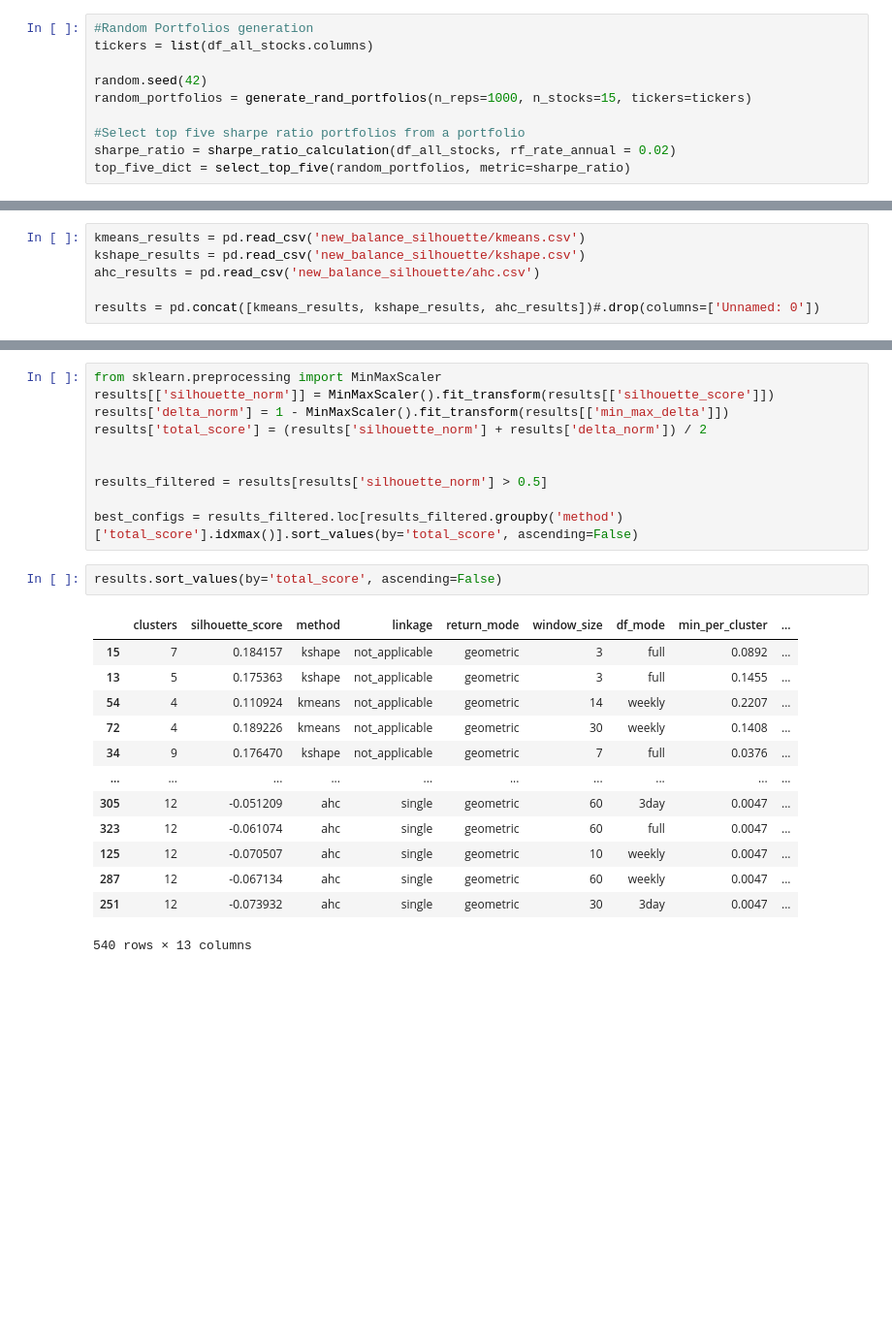
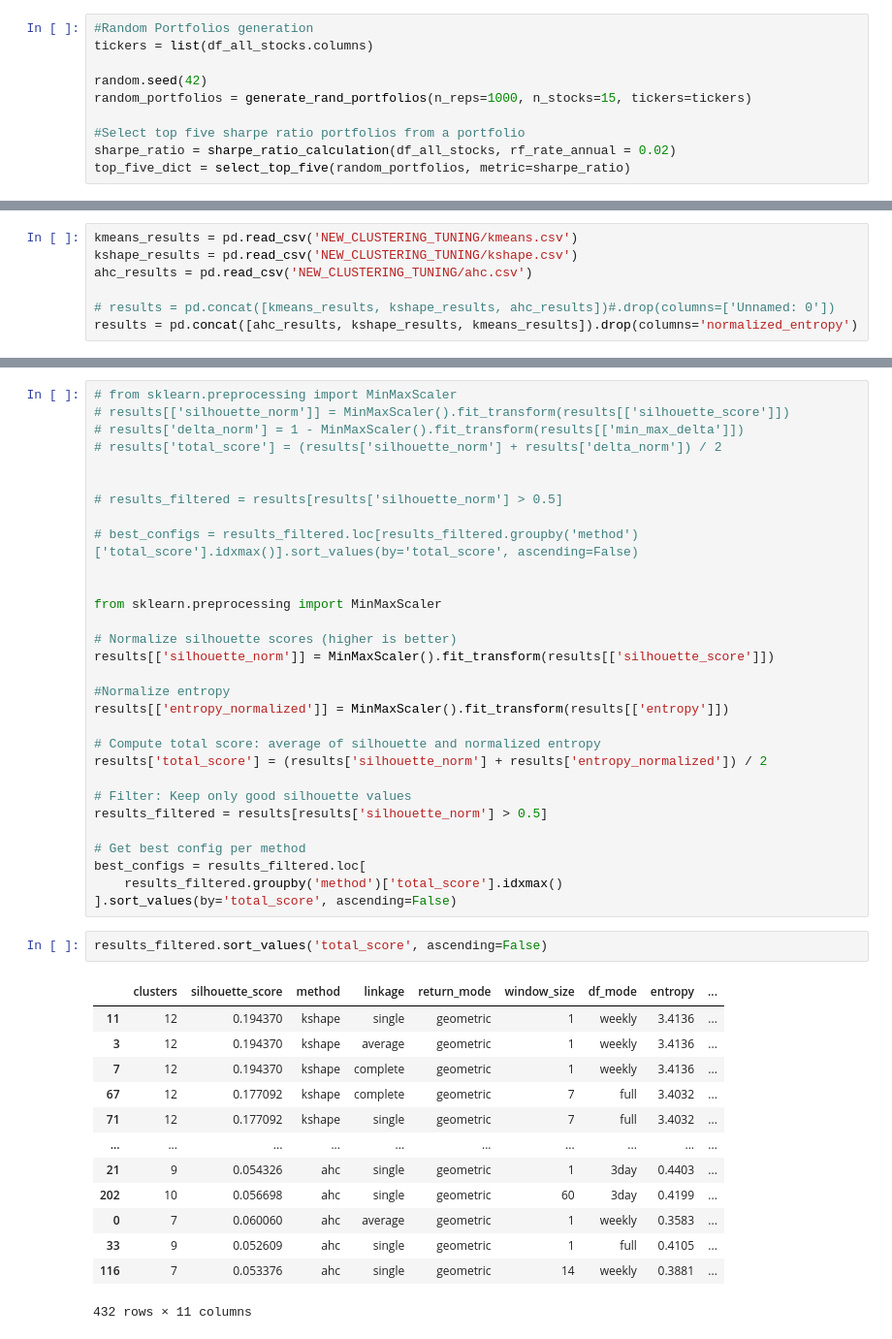
Before and after one commit to KirillKovalchuk02/thesis_clustering, a Jupyter notebook: clustering_tuning.ipynb, the cells around one changed output, grey strips where cells are left out. Shown at 97% size. Drawn from its saved outputs; the diff is of its cells as text; blank space fills up the shorter version.

```diff
--- a/clustering_tuning.ipynb
+++ b/clustering_tuning.ipynb
@@ -45,6 +48,7 @@ df_with_label_balance.to_csv(f'new_balance_silhouette/{method}.csv', index=False
 # %%
-kmeans_results = pd.read_csv('new_balance_silhouette/kmeans.csv')
-kshape_results = pd.read_csv('new_balance_silhouette/kshape.csv')
-ahc_results = pd.read_csv('new_balance_silhouette/ahc.csv')
+kmeans_results = pd.read_csv('NEW_CLUSTERING_TUNING/kmeans.csv')
+kshape_results = pd.read_csv('NEW_CLUSTERING_TUNING/kshape.csv')
+ahc_results = pd.read_csv('NEW_CLUSTERING_TUNING/ahc.csv')
 
-results = pd.concat([kmeans_results, kshape_results, ahc_results])#.drop(columns=['Unnamed: 0'])
+# results = pd.concat([kmeans_results, kshape_results, ahc_results])#.drop(columns=['Unnamed: 0'])
+results = pd.concat([ahc_results, kshape_results, kmeans_results]).drop(columns='normalized_entropy')
@@ -51,26 +71,46 @@ results = pd.concat([kmeans_results, kshape_results, ahc_results])#.drop(columns
 # %%
-from sklearn.preprocessing import MinMaxScaler
-results[['silhouette_norm']] = MinMaxScaler().fit_transform(results[['silhouette_score']])
-results['delta_norm'] = 1 - MinMaxScaler().fit_transform(results[['min_max_delta']])
-results['total_score'] = (results['silhouette_norm'] + results['delta_norm']) / 2
+# from sklearn.preprocessing import MinMaxScaler
+# results[['silhouette_norm']] = MinMaxScaler().fit_transform(results[['silhouette_score']])
+# results['delta_norm'] = 1 - MinMaxScaler().fit_transform(results[['min_max_delta']])
+# results['total_score'] = (results['silhouette_norm'] + results['delta_norm']) / 2
 
 
+# results_filtered = results[results['silhouette_norm'] > 0.5]
+
+# best_configs = results_filtered.loc[results_filtered.groupby('method')['total_score'].idxmax()].sort_values(by='total_score', ascending=False)
+
+
+from sklearn.preprocessing import MinMaxScaler
+
+# Normalize silhouette scores (higher is better)
+results[['silhouette_norm']] = MinMaxScaler().fit_transform(results[['silhouette_score']])
+
+#Normalize entropy
+results[['entropy_normalized']] = MinMaxScaler().fit_transform(results[['entropy']])
+
+# Compute total score: average of silhouette and normalized entropy
+results['total_score'] = (results['silhouette_norm'] + results['entropy_normalized']) / 2
+
+# Filter: Keep only good silhouette values
 results_filtered = results[results['silhouette_norm'] > 0.5]
 
-best_configs = results_filtered.loc[results_filtered.groupby('method')['total_score'].idxmax()].sort_values(by='total_score', ascending=False)
+# Get best config per method
+best_configs = results_filtered.loc[
+    results_filtered.groupby('method')['total_score'].idxmax()
+].sort_values(by='total_score', ascending=False)
 # %%
-results.sort_values(by='total_score', ascending=False)
+results_filtered.sort_values('total_score', ascending=False)
 # %% [output]
-|  | clusters | silhouette_score | method | linkage | return_mode | window_size | df_mode | min_per_cluster | ... |
-| 15 | 7 | 0.184157 | kshape | not_applicable | geometric | 3 | full | 0.0892 | ... |
-| 13 | 5 | 0.175363 | kshape | not_applicable | geometric | 3 | full | 0.1455 | ... |
-| 54 | 4 | 0.110924 | kmeans | not_applicable | geometric | 14 | weekly | 0.2207 | ... |
-| 72 | 4 | 0.189226 | kmeans | not_applicable | geometric | 30 | weekly | 0.1408 | ... |
-| 34 | 9 | 0.176470 | kshape | not_applicable | geometric | 7 | full | 0.0376 | ... |
+|  | clusters | silhouette_score | method | linkage | return_mode | window_size | df_mode | entropy | ... |
+| 11 | 12 | 0.194370 | kshape | single | geometric | 1 | weekly | 3.4136 | ... |
+| 3 | 12 | 0.194370 | kshape | average | geometric | 1 | weekly | 3.4136 | ... |
+| 7 | 12 | 0.194370 | kshape | complete | geometric | 1 | weekly | 3.4136 | ... |
+| 67 | 12 | 0.177092 | kshape | complete | geometric | 7 | full | 3.4032 | ... |
+| 71 | 12 | 0.177092 | kshape | single | geometric | 7 | full | 3.4032 | ... |
 | ... | ... | ... | ... | ... | ... | ... | ... | ... | ... |
-| 305 | 12 | -0.051209 | ahc | single | geometric | 60 | 3day | 0.0047 | ... |
-| 323 | 12 | -0.061074 | ahc | single | geometric | 60 | full | 0.0047 | ... |
-| 125 | 12 | -0.070507 | ahc | single | geometric | 10 | weekly | 0.0047 | ... |
-| 287 | 12 | -0.067134 | ahc | single | geometric | 60 | weekly | 0.0047 | ... |
-| 251 | 12 | -0.073932 | ahc | single | geometric | 30 | 3day | 0.0047 | ... |
+| 21 | 9 | 0.054326 | ahc | single | geometric | 1 | 3day | 0.4403 | ... |
+| 202 | 10 | 0.056698 | ahc | single | geometric | 60 | 3day | 0.4199 | ... |
+| 0 | 7 | 0.060060 | ahc | average | geometric | 1 | weekly | 0.3583 | ... |
+| 33 | 9 | 0.052609 | ahc | single | geometric | 1 | full | 0.4105 | ... |
+| 116 | 7 | 0.053376 | ahc | single | geometric | 14 | weekly | 0.3881 | ... |
-540 rows × 13 columns
+432 rows × 11 columns
```
Also changed, not shown: parts of 11 cells of this notebook, 41 other files.
